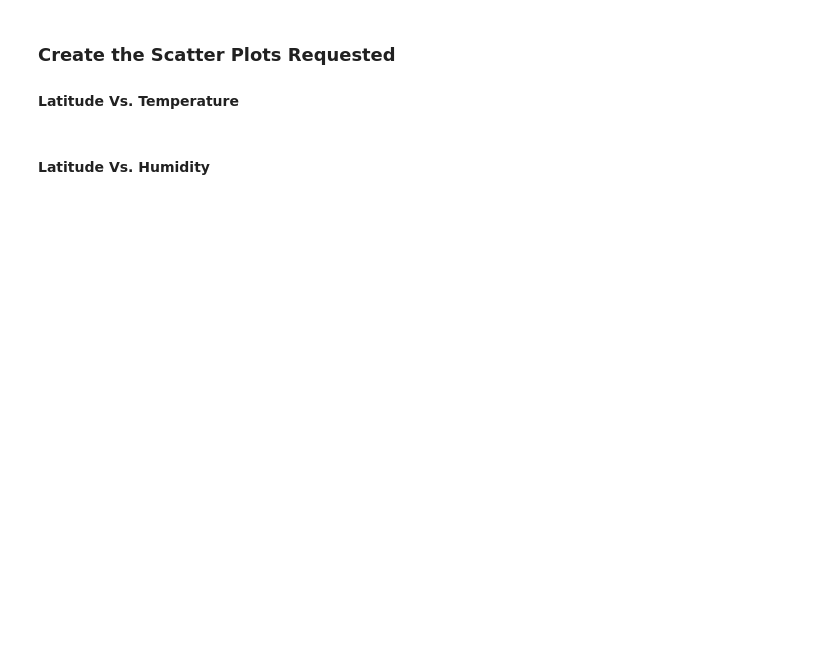
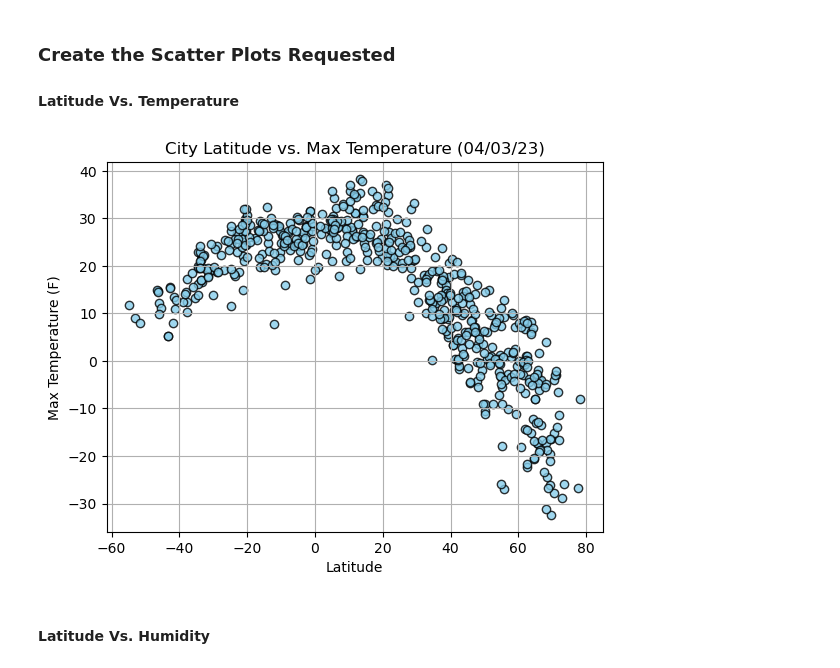
Before and after one commit to Sakshi08D/python-api-challenge, a Jupyter notebook: WeatherPy.ipynb, the cells around one changed output. Drawn from its saved outputs; the diff is of its cells as text; code cells hidden in the pictures; blank space fills up the shorter version.

```diff
--- a/WeatherPy.ipynb
+++ b/WeatherPy.ipynb
@@ -173,16 +216,18 @@ city_data_df.head()
 #### Latitude Vs. Temperature
 # %%
 # Build scatter plot for latitude vs. temperature
-# YOUR CODE HERE
+plt.scatter(city_data_df["Lat"], city_data_df["Max Temp"], edgecolors="black", facecolors="skyblue", alpha=0.8, marker="o", linewidth=1)
 
 # Incorporate the other graph properties
-# YOUR CODE HERE
+plt.title("City Latitude vs. Max Temperature (%s)" % time.strftime("%x")); plt.xlabel("Latitude"); plt.ylabel("Max Temperature (F)"); plt.grid(True)
 
 # Save the figure
 plt.savefig("output_data/Fig1.png")
 
 # Show plot
 plt.show()
+# %% [output]
+[figure, added]
 # %% [markdown]
 #### Latitude Vs. Humidity
 # %%
```
Also changed, not shown: parts of 37 cells of this notebook, 5 other files.
